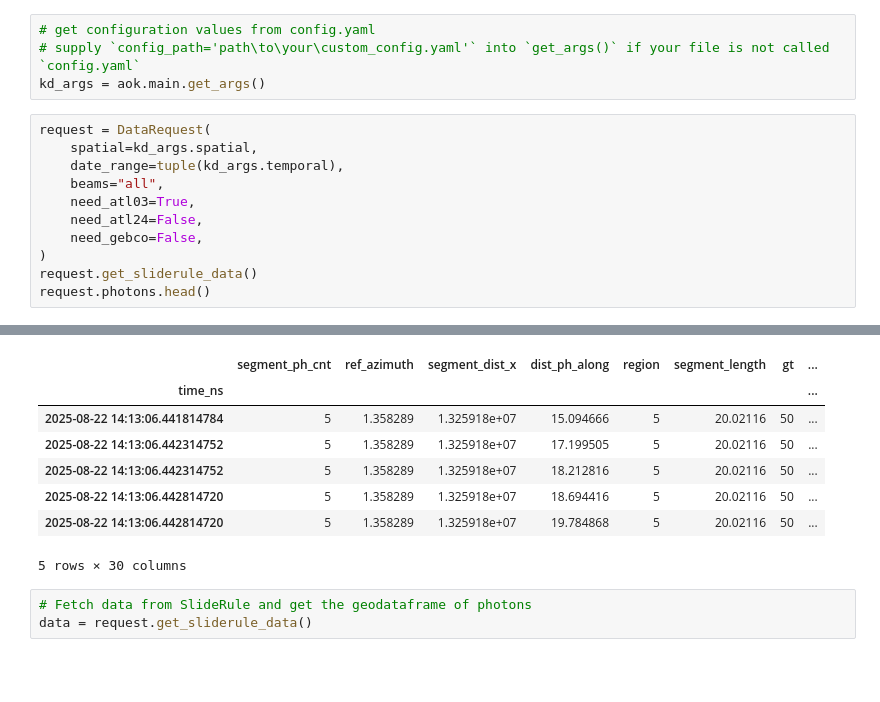
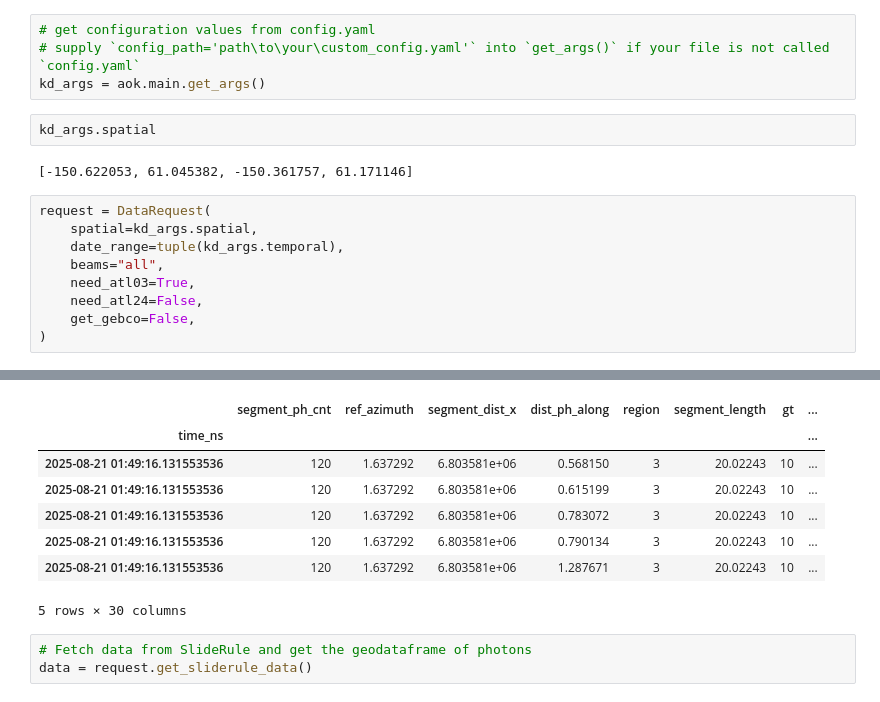
Before and after one commit to icesat2py/aok, a Jupyter notebook: doc/source/example_notebooks/run_pipeline.ipynb, the cells around one changed output, grey strips where cells are left out. Cells and saved outputs as stored; diff of their text form; blank space fills up the shorter version.

Commit message:
change to 'get_gebco', return df instead of request, and update some tests accordingly

```diff
--- a/doc/source/example_notebooks/run_pipeline.ipynb
+++ b/doc/source/example_notebooks/run_pipeline.ipynb
@@ -53,6 +54,10 @@ temporal = get_temporal_extent(site)
 # get configuration values from config.yaml
 # supply `config_path='path\to\your\custom_config.yaml'` into `get_args()` if your file is not called `config.yaml`
 kd_args = aok.main.get_args()
+# %%
+kd_args.spatial
+# %% [output]
+[-150.622053, 61.045382, -150.361757, 61.171146]
 # %%
 request = DataRequest(
     spatial=kd_args.spatial,
@@ -60,8 +65,6 @@ request = DataRequest(
     beams="all",
     need_atl03=True,
     need_atl24=False,
-    need_gebco=False,
+    get_gebco=False,
 )
-request.get_sliderule_data()
-request.photons.head()
 # %% [output]
@@ -85,10 +88,10 @@ request.photons.head()
 |  | segment_ph_cnt | ref_azimuth | segment_dist_x | dist_ph_along | region | segment_length | gt | ... |
 | time_ns |  |  |  |  |  |  |  | ... |
-| 2025-08-22 14:13:06.441814784 | 5 | 1.358289 | 1.325918e+07 | 15.094666 | 5 | 20.02116 | 50 | ... |
-| 2025-08-22 14:13:06.442314752 | 5 | 1.358289 | 1.325918e+07 | 17.199505 | 5 | 20.02116 | 50 | ... |
-| 2025-08-22 14:13:06.442314752 | 5 | 1.358289 | 1.325918e+07 | 18.212816 | 5 | 20.02116 | 50 | ... |
-| 2025-08-22 14:13:06.442814720 | 5 | 1.358289 | 1.325918e+07 | 18.694416 | 5 | 20.02116 | 50 | ... |
-| 2025-08-22 14:13:06.442814720 | 5 | 1.358289 | 1.325918e+07 | 19.784868 | 5 | 20.02116 | 50 | ... |
+| 2025-08-21 01:49:16.131553536 | 120 | 1.637292 | 6.803581e+06 | 0.568150 | 3 | 20.02243 | 10 | ... |
+| 2025-08-21 01:49:16.131553536 | 120 | 1.637292 | 6.803581e+06 | 0.615199 | 3 | 20.02243 | 10 | ... |
+| 2025-08-21 01:49:16.131553536 | 120 | 1.637292 | 6.803581e+06 | 0.783072 | 3 | 20.02243 | 10 | ... |
+| 2025-08-21 01:49:16.131553536 | 120 | 1.637292 | 6.803581e+06 | 0.790134 | 3 | 20.02243 | 10 | ... |
+| 2025-08-21 01:49:16.131553536 | 120 | 1.637292 | 6.803581e+06 | 1.287671 | 3 | 20.02243 | 10 | ... |
 5 rows × 30 columns
 # %%
 # Fetch data from SlideRule and get the geodataframe of photons
```
Also changed, not shown: parts of 4 cells of this notebook, 4 other files.
